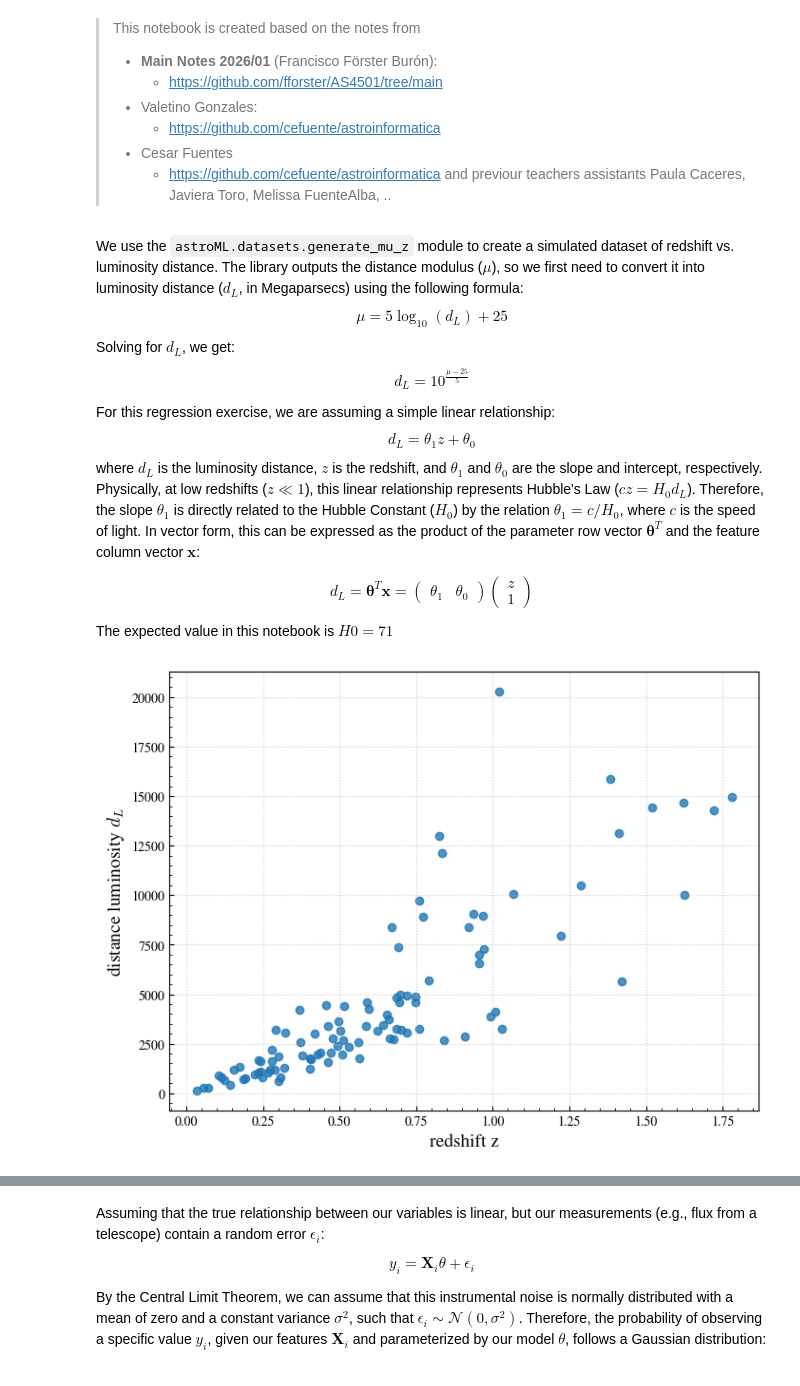
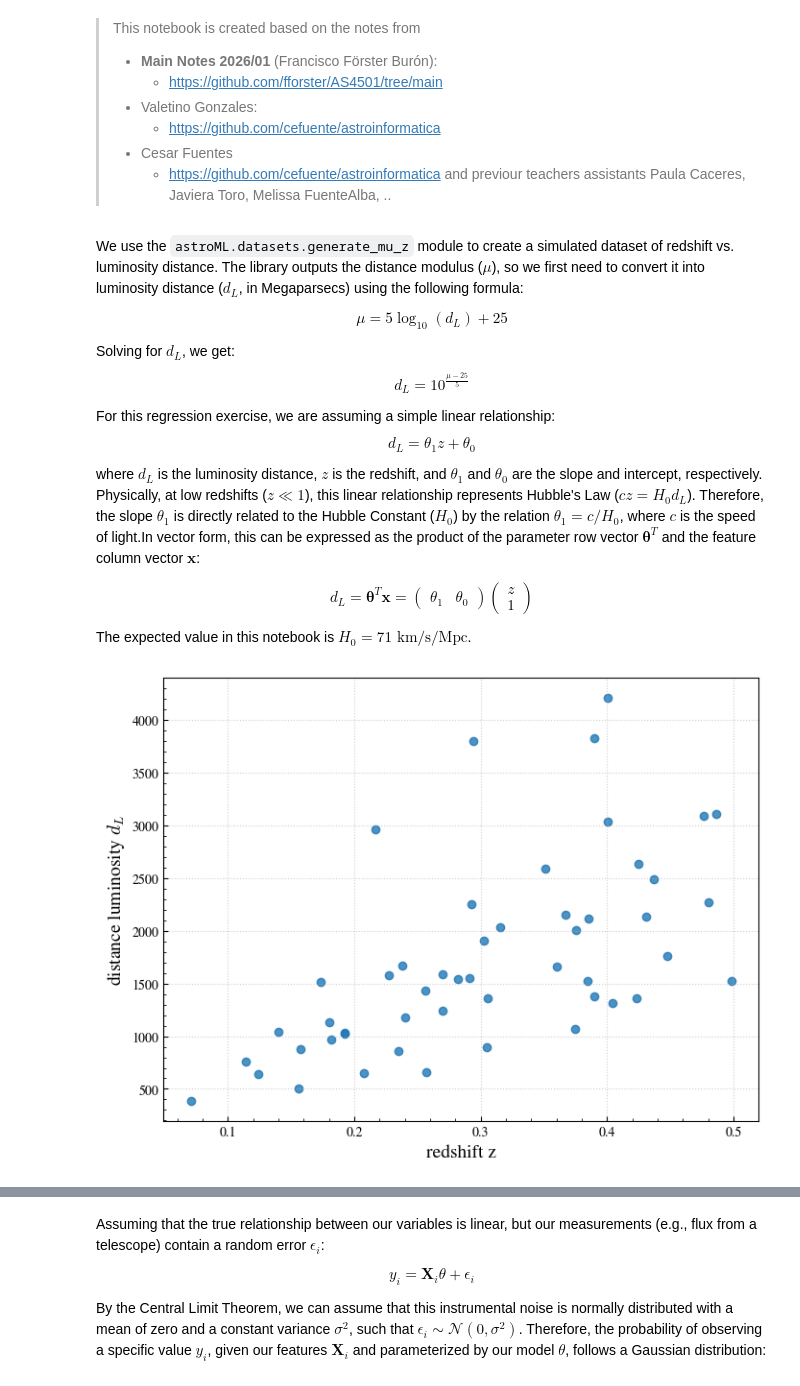
Before and after one commit to jurados/AS4501_Astroinformatic, a Jupyter notebook: Auxiliar/AUX1_LinearRegression.ipynb, the cells around one changed output, grey strips where cells are left out. Saved outputs shown, nothing was run; the diff lists cells and outputs as text; code cells hidden in the pictures.

```diff
--- a/Auxiliar/AUX1_LinearRegression.ipynb
+++ b/Auxiliar/AUX1_LinearRegression.ipynb
@@ -45,31 +45,35 @@ CSPEED = 3e5  # km/s
 # %% [markdown]
 We use the `astroML.datasets.generate_mu_z` module to create a simulated dataset of redshift vs. luminosity distance. The library outputs the distance modulus ($\mu$), so we first need to convert it into luminosity distance ($d_L$, in Megaparsecs) using the following formula:
+
 $$\mu = 5 \log_{10}(d_L) + 25$$
+
 Solving for $d_L$, we get:
 $$d_L = 10^{\frac{\mu - 25}{5}}$$
 
 For this regression exercise, we are assuming a simple linear relationship:
 $$d_L = \theta_1 z + \theta_0$$
-where $d_L$ is the luminosity distance, $z$ is the redshift, and $\theta_1$ and $\theta_0$ are the slope and intercept, respectively. Physically, at low redshifts ($z \ll 1$), this linear relationship represents Hubble's Law ($cz = H_0 d_L$). Therefore, the slope $\theta_1$ is directly related to the Hubble Constant ($H_0$) by the relation $\theta_1 = c / H_0$, where $c$ is the speed of light.
-In vector form, this can be expressed as the product of the parameter row vector $\boldsymbol{\theta}^T$ and the feature column vector $\mathbf{x}$:
+
+where $d_L$ is the luminosity distance, $z$ is the redshift, and $\theta_1$ and $\theta_0$ are the slope and intercept, respectively. Physically, at low redshifts ($z \ll 1$), this linear relationship represents Hubble's Law ($cz = H_0 d_L$). Therefore, the slope $\theta_1$ is directly related to the Hubble Constant ($H_0$) by the relation $\theta_1 = c / H_0$, where $c$ is the speed of light.In vector form, this can be expressed as the product of the parameter row vector $\boldsymbol{\theta}^T$ and the feature column vector $\mathbf{x}$:
 
 $$d_L = \boldsymbol{\theta}^T \mathbf{x} = \begin{pmatrix} \theta_1 & \theta_0 \end{pmatrix} \begin{pmatrix} z \\ 1 \end{pmatrix}$$
 
-The expected value in this notebook is $H0 = 71$
+The expected value in this notebook is $H_0 = 71 \text{ km/s/Mpc}$.
 # %%
 # Genererating data
-z_sample, mu_sample, _  = astroML.datasets.generate_mu_z(100)
+z_sample, mu_sample, _  = astroML.datasets.generate_mu_z(100, random_state=42)
+mask = z_sample < 0.5
+z_sample, mu_sample  = z_sample[mask], mu_sample[mask]
 mu2dl     = lambda mu: 10**((mu - 25) / 5)
-dL_sample = mu2dl(mu_sample)
+dL_sample = mu2dl(mu_sample) #/ 1000 # Convert to Gpc
 
 
 fig, ax = plt.subplots(figsize=(8, 6))
 ax.scatter(z_sample, dL_sample, alpha=0.8)
 ax.set_xlabel('redshift z', fontsize=14)
 ax.set_ylabel(r'distance luminosity $d_L$', fontsize=14)
 plt.grid()
 plt.show()
 # %% [output]
-[figure, old version]
+[figure, new version]
 # %%
 X = z_sample.reshape(-1, 1)
```
Also changed, not shown: parts of 17 cells of this notebook.
